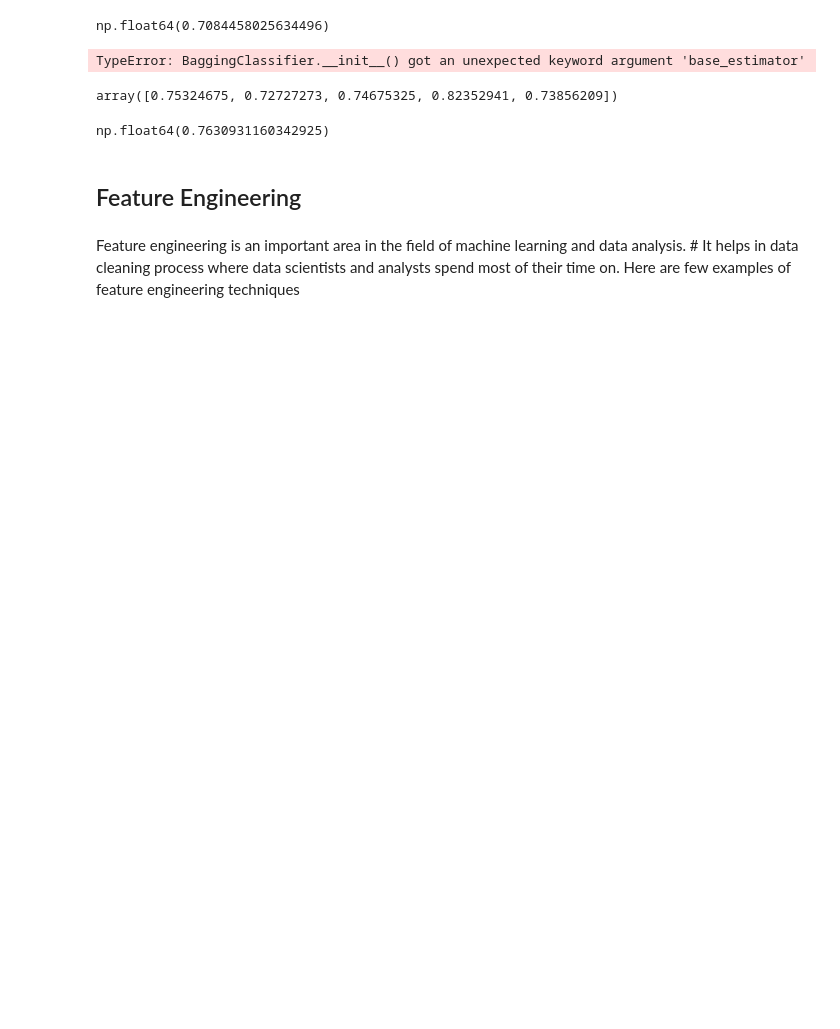
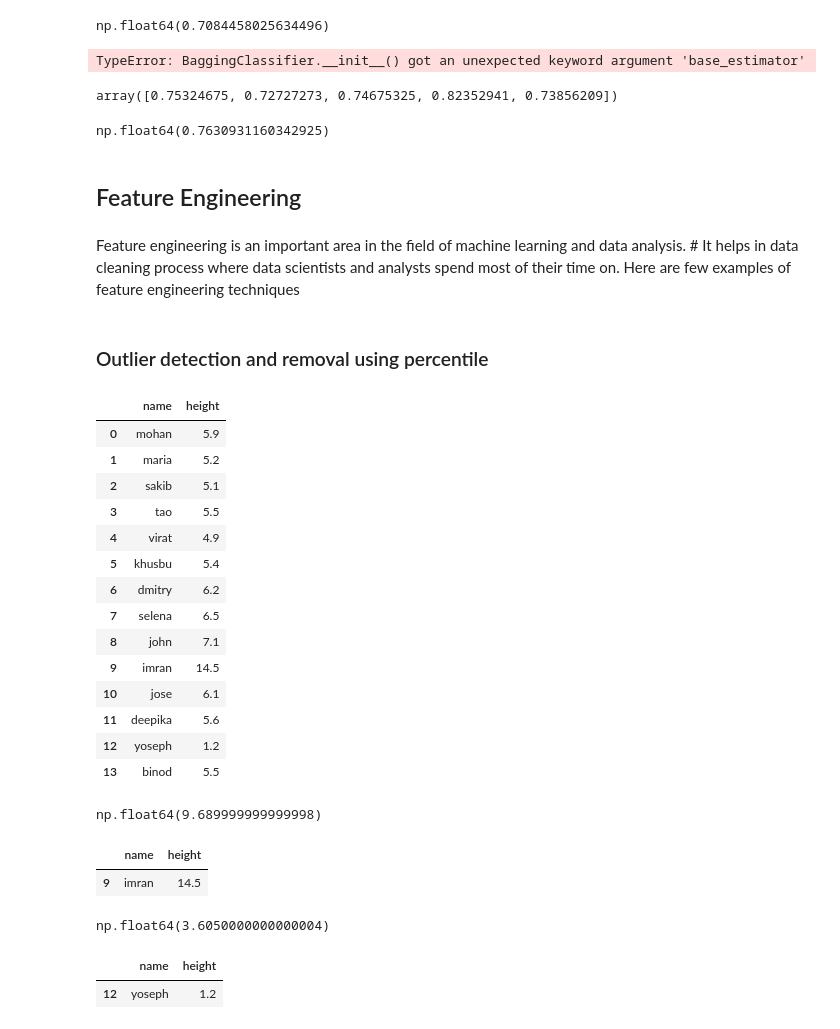
Before and after one commit to shadrack71/Machine-learning-projects, a Jupyter notebook: machine_learning.ipynb, the cells around one changed output. Cells and saved outputs as stored; diff of their text form; code cells hidden in the pictures; blank space fills up the shorter version.

Commit message:
Outlier detection and removal using percentile

```diff
--- a/machine_learning.ipynb
+++ b/machine_learning.ipynb
@@ -2153,3 +2153,24 @@ np.float64(0.7630931160342925)
 ## Feature Engineering
 # %% [markdown]
 Feature engineering is an important area in the field of machine learning and data analysis. # It helps in data cleaning process where data scientists and analysts spend most of their time on. Here are few examples of feature engineering techniques
+# %% [markdown]
+### Outlier detection and removal using percentile
+# %%
+df = pd.read_csv('../data/heights.csv')
+df
+# %% [output]
+|  | name | height |
+| 0 | mohan | 5.9 |
+| 1 | maria | 5.2 |
+| 2 | sakib | 5.1 |
+| 3 | tao | 5.5 |
+| 4 | virat | 4.9 |
+| 5 | khusbu | 5.4 |
+| 6 | dmitry | 6.2 |
+| 7 | selena | 6.5 |
+| 8 | john | 7.1 |
+| 9 | imran | 14.5 |
+| 10 | jose | 6.1 |
+| 11 | deepika | 5.6 |
+| 12 | yoseph | 1.2 |
+| 13 | binod | 5.5 |
@@ -2155,0 +2179,9 @@ Feature engineering is an important area in the field of machine learning and da
+# %%
+max_thresold
+# %% [output]
+np.float64(9.689999999999998)
+# %%
+df[df['height'] > max_thresold]
+# %% [output]
+|  | name | height |
+| 9 | imran | 14.5 |
@@ -2155,0 +2190,9 @@ Feature engineering is an important area in the field of machine learning and da
+# %%
+min_thresold
+# %% [output]
+np.float64(3.6050000000000004)
+# %%
+df[df['height'] < min_thresold]
+# %% [output]
+|  | name | height |
+| 12 | yoseph | 1.2 |
```
Also changed, not shown: parts of 3 cells of this notebook.
